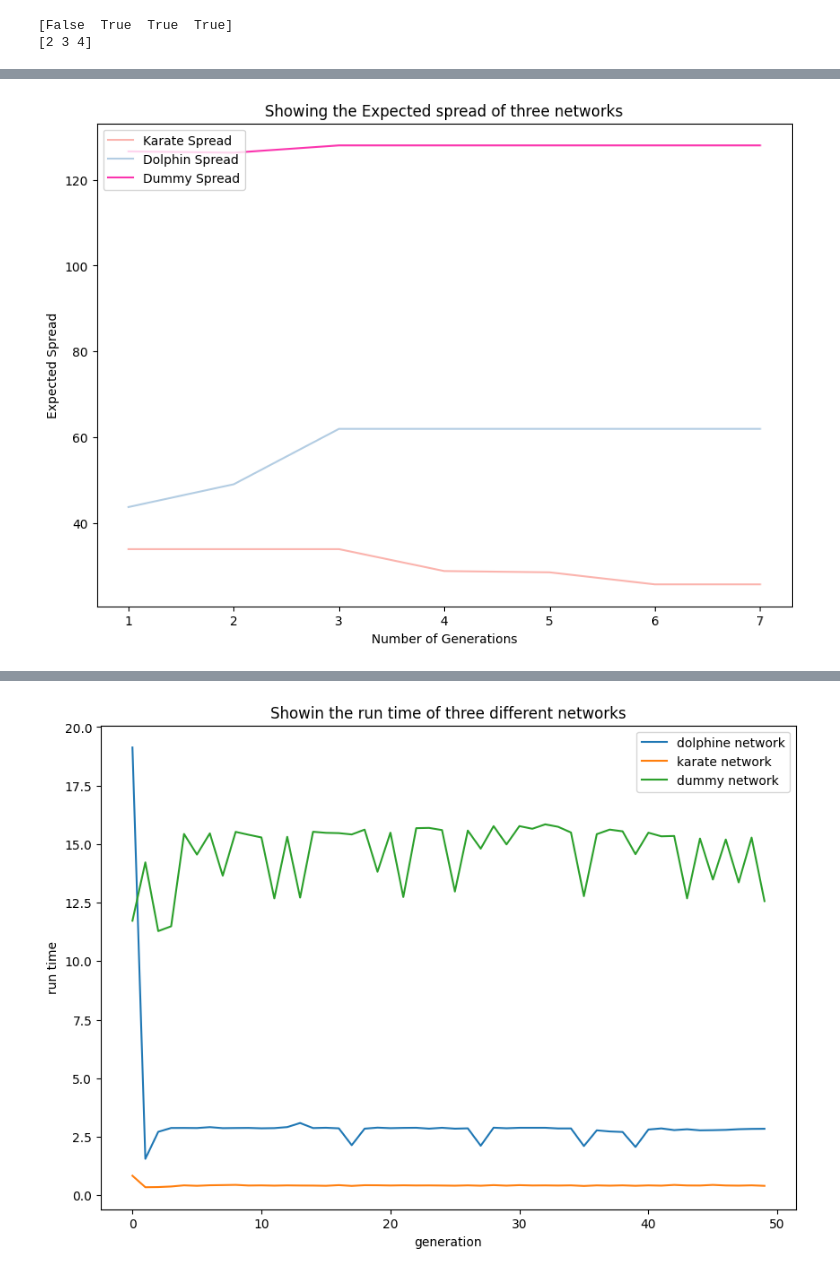
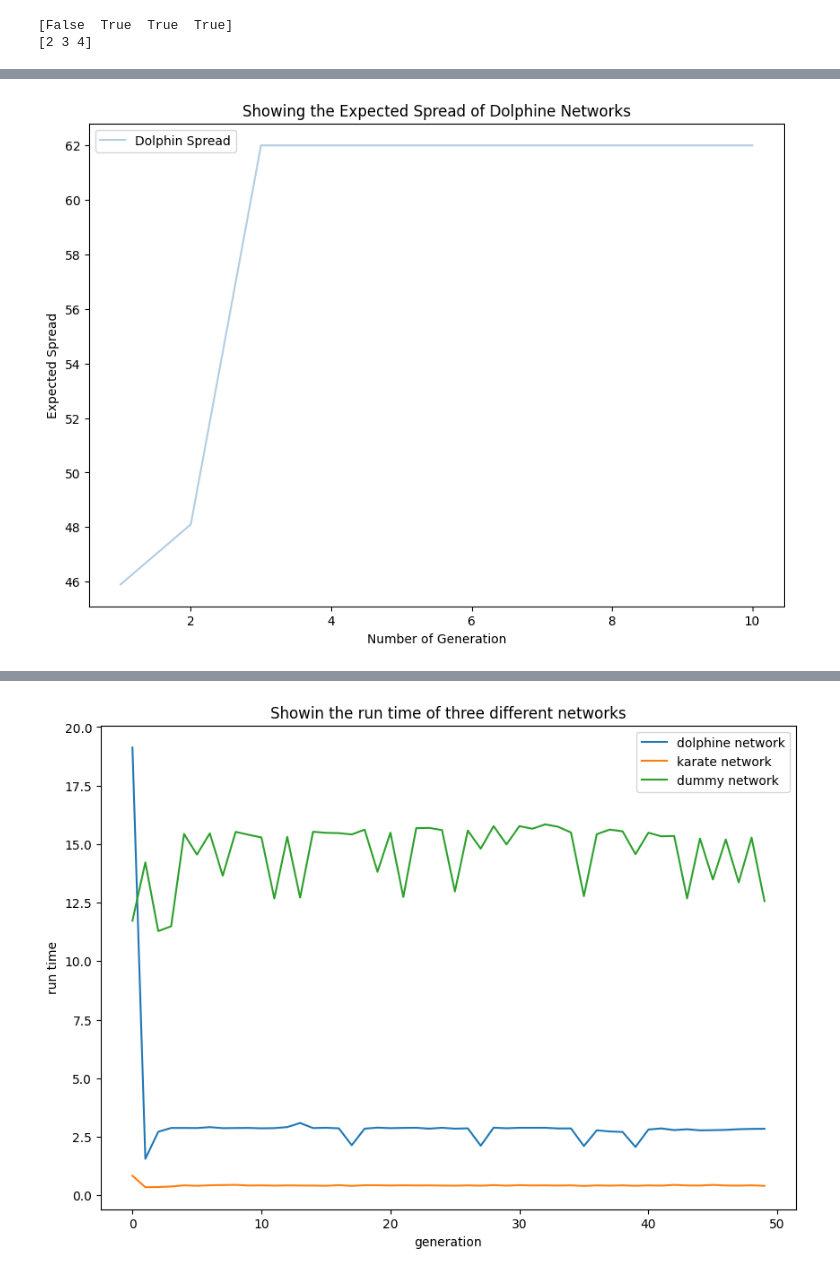
Before and after one commit to mbjallow6/Influence-Maximization-Review, a Jupyter notebook: social_network_influence.ipynb, the cells around one changed output, grey strips where cells are left out. Cells and saved outputs as stored; diff of their text form; code cells hidden in the pictures.

```diff
--- a/social_network_influence.ipynb
+++ b/social_network_influence.ipynb
@@ -531,7 +505,7 @@ def evolution2(max_gen,num_nodes, pop_size, tour, cross_prob= 0.8, mutate_prob=
 # karate_evolution
 
 karate_evolution ,dolphin_evolution, dummy_evolution = [],[],[]
-for i in range(1,8):
+for i in range(1,11):
   karate = evolution2(max_gen= i,num_nodes= 34,pop_size= 120, tour=2)
   karate_evolution.append(karate)
   dolphin = evolution(max_gen=i,num_nodes=62, pop_size=220,tour=2)
@@ -609,7 +583,7 @@ def IC(g,S,p=0.5,mc=1000):
 # spread = IC(dolphine_graph, seed_set, 0.5,100)
 # spread
 karate_sp, dolphin_sp, dummy_sp = [],[],[]
-for i in range(7):
+for i in range(10):
   karate_seed = list(karate_evolution[i][0])
   karate_spread = IC(karate_graph,karate_seed, p=0.5, mc = 10)
   karate_sp.append(karate_spread)
@@ -622,9 +603,7 @@ for i in range(7):
 # %%
-plt.plot(range(1,len(karate_sp)+1),karate_sp,label="Karate Spread",color="#FBB4AE")
 plt.plot(range(1,len(dolphin_sp)+1),dolphin_sp,label="Dolphin Spread",color="#B3CDE3")
-plt.plot(range(1,len(dummy_sp)+1),dummy_sp,label="Dummy Spread",color="#FB34AE")
 plt.xlabel('Number of Generation'); plt.ylabel('Expected Spread')
-plt.title('Showing the Expected spread of three networks'); plt.legend(loc=2);
+plt.title('Showing the Expected Spread of Dolphine Networks'); plt.legend(loc=2);
 plt.show()
 # %% [output]
-[figure, old version]
+[figure, new version]
```
Also changed, not shown: parts of 8 cells of this notebook.
